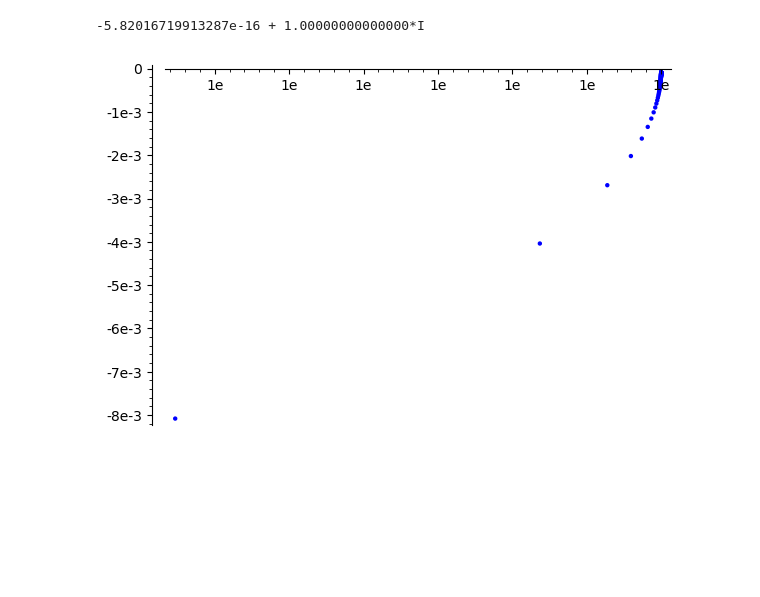
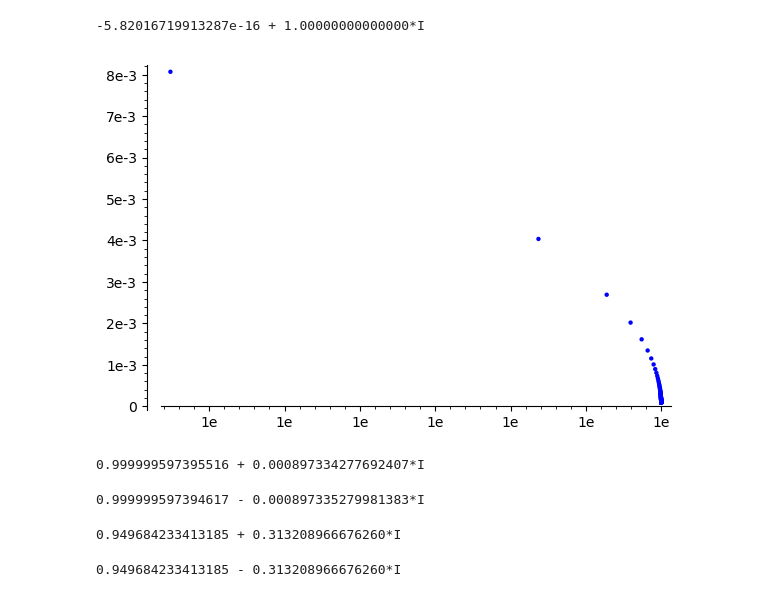
Before and after one commit to NordicMath/explore-global-weil, a Jupyter notebook: computation/CustomMComputer.ipynb, the cells around one changed output. Drawn from its saved outputs; the diff is of its cells as text; code cells hidden in the pictures; blank space fills up the shorter version.

```diff
--- a/computation/CustomMComputer.ipynb
+++ b/computation/CustomMComputer.ipynb
@@ -89,6 +89,22 @@ CC(cTransform(cTransform(I, 1), 0))
 # %% [output]
 -5.82016719913287e-16 + 1.00000000000000*I
 # %%
-sum(point((z.real_part(), z.imag_part())) for z in [exp(2*pi*I*sqrt(n^2 - 1/389)) for n in range(1, 100)])
+sum(point((z.real_part(), z.imag_part())) for z in [exp(2*pi*I*sqrt(n^2 + 1/389)) for n in range(1, 100)])
 # %% [output]
-[figure, old version]
+[figure, new version]
+# %%
+CC(exp(2*pi*I*sqrt(9^2 + 1/389)))
+# %% [output]
+0.999999597395516 + 0.000897334277692407*I
+# %%
+CC(cTransform(CC(exp(2*pi*I*sqrt(9^2 + 1/389)))))
+# %% [output]
+0.999999597394617 - 0.000897335279981383*I
+# %%
+CC(exp(2*pi*I*sqrt(1/389)))
+# %% [output]
+0.949684233413185 + 0.313208966676260*I
+# %%
+CC(cTransform(CC(exp(2*pi*I*sqrt(1/389))), 0))
+# %% [output]
+0.949684233413185 - 0.313208966676260*I
```
